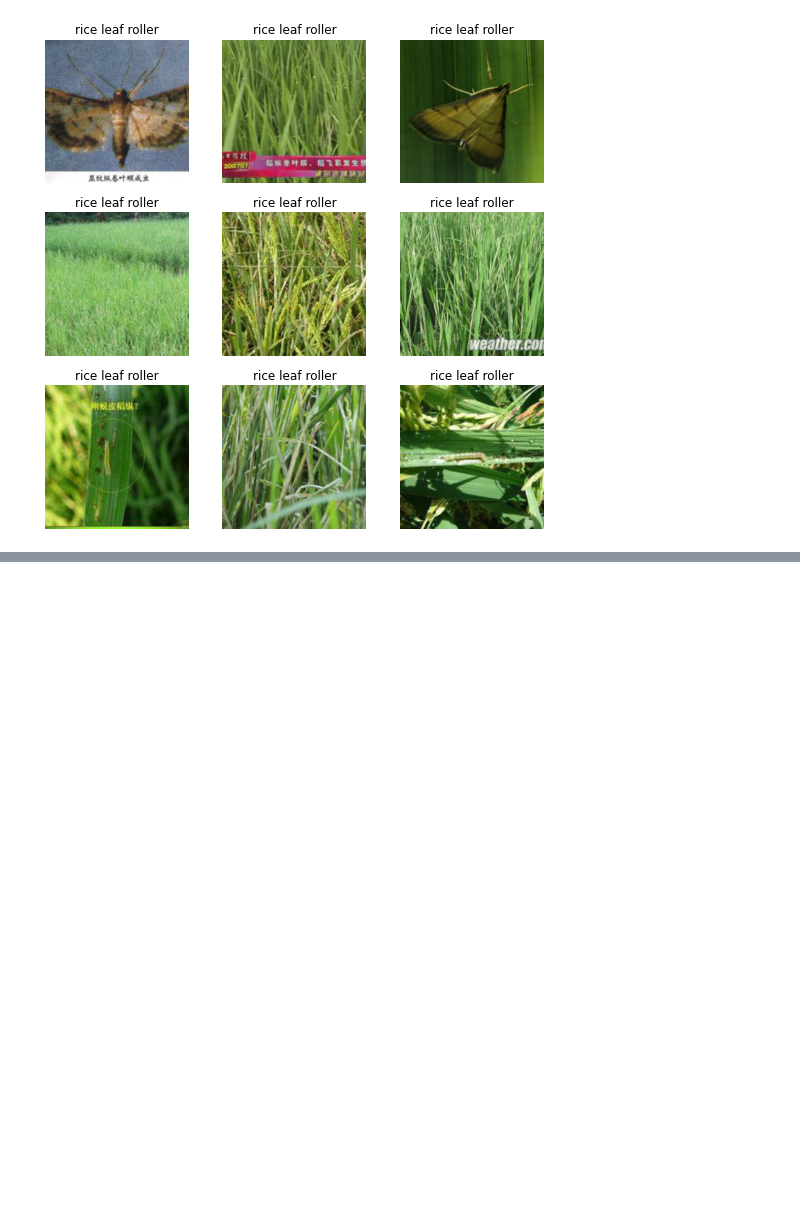
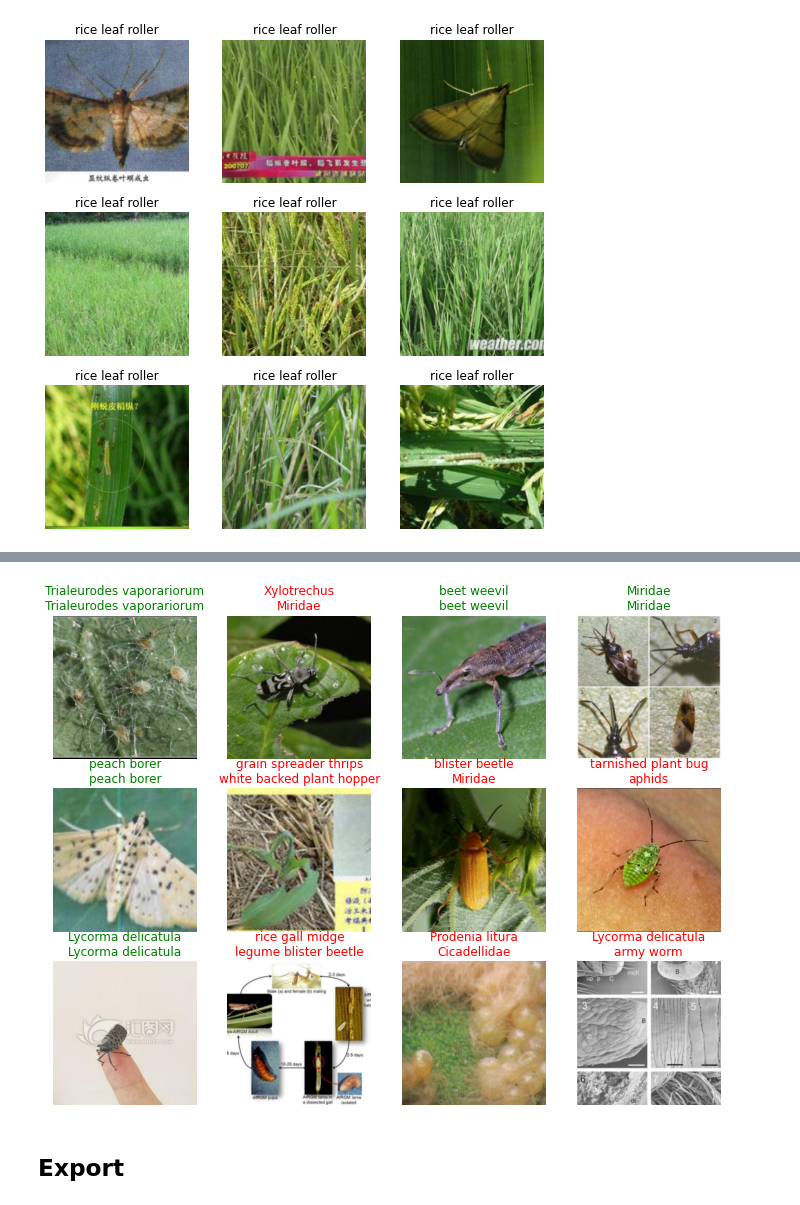
Before and after one commit to lbvx/AprendizadoDeMaquina, a Jupyter notebook: trabalho.ipynb, the cells around one changed output, grey strips where cells are left out. Drawn from its saved outputs; the diff is of its cells as text; code cells hidden in the pictures; blank space fills up the shorter version.

```diff
--- a/trabalho.ipynb
+++ b/trabalho.ipynb
@@ -181,0 +207,3 @@ dl.valid.show_batch()
+# %%
+learn.show_results(max_n=12)
+# %% [output]
@@ -181,0 +211,3 @@ dl.valid.show_batch()
+[figure, added]
+# %% [markdown]
+## Export
```
Also changed, not shown: parts of 16 cells of this notebook, 1 other file.
